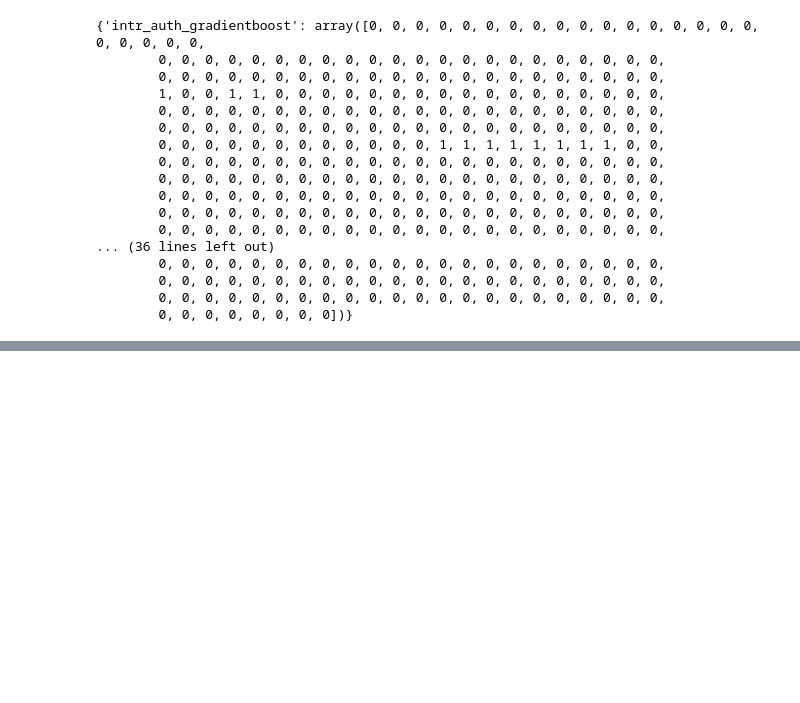
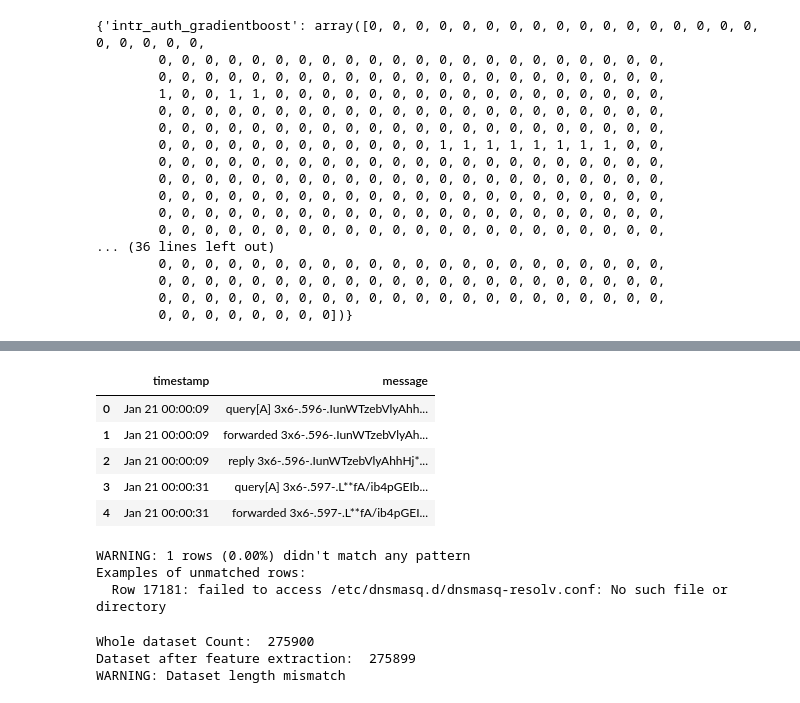
Before and after one commit to SlimTimster/IDSAlertCorrelaction_CySec_MasterThesis, a Jupyter notebook: alert_correlation_main.ipynb, the cells around one changed output, grey strips where cells are left out. Drawn from its saved outputs; the diff is of its cells as text; code cells hidden in the pictures; blank space fills up the shorter version.

```diff
--- a/alert_correlation_main.ipynb
+++ b/alert_correlation_main.ipynb
@@ -102,0 +159,34 @@ all_predictions
+# %%
+# 1. Import log file
+
+path_inet_dnsmasq = "/gather/inet-firewall/logs/dnsmasq.log"
+df_inet_dnsmasq = load_data_robust(PATH_DATASET_TO_CLASSIFY + path_inet_dnsmasq)
+
+df_inet_dnsmasq.head()
+# %% [output]
+|  | timestamp | message |
+| 0 | Jan 21 00:00:09 | query[A] 3x6-.596-.IunWTzebVlyAhh... |
+| 1 | Jan 21 00:00:09 | forwarded 3x6-.596-.IunWTzebVlyAh... |
+| 2 | Jan 21 00:00:09 | reply 3x6-.596-.IunWTzebVlyAhhHj*... |
+| 3 | Jan 21 00:00:31 | query[A] 3x6-.597-.L**fA/ib4pGEIb... |
+| 4 | Jan 21 00:00:31 | forwarded 3x6-.597-.L**fA/ib4pGEI... |
+# %%
+# 2. Extract features from log file to be used for classification
+
+from helpers.inet_dnsmasq_log_helper import extract_dns_features
+
+df_inet_dnsmasq_features = extract_dns_features(df_inet_dnsmasq)
+# %% [output]
+WARNING: 1 rows (0.00%) didn't match any pattern
+Examples of unmatched rows:
+  Row 17181: failed to access /etc/dnsmasq.d/dnsmasq-resolv.conf: No such file or directory
+# %%
+print("Whole dataset Count: ", df_inet_dnsmasq.__len__())
+print("Dataset after feature extraction: ", df_inet_dnsmasq_features.__len__())
+
+if(df_inet_dnsmasq.__len__() != df_inet_dnsmasq_features.__len__()):
+    print("WARNING: Dataset length mismatch")
+# %% [output]
+Whole dataset Count:  275900
+Dataset after feature extraction:  275899
+WARNING: Dataset length mismatch
```
Also changed, not shown: parts of 19 cells of this notebook, 7 other files.
